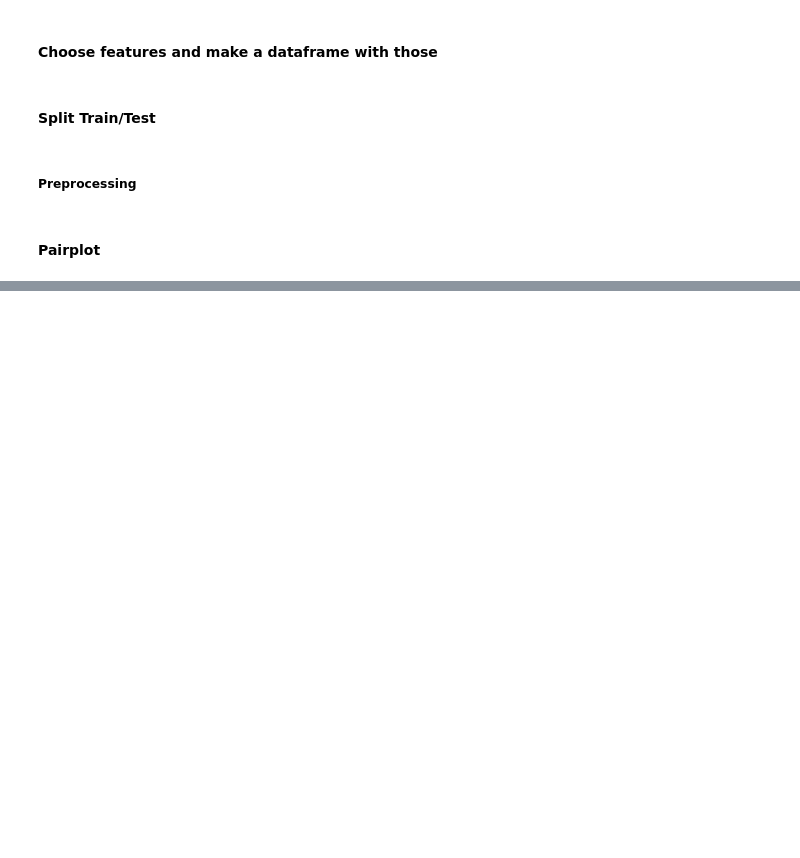
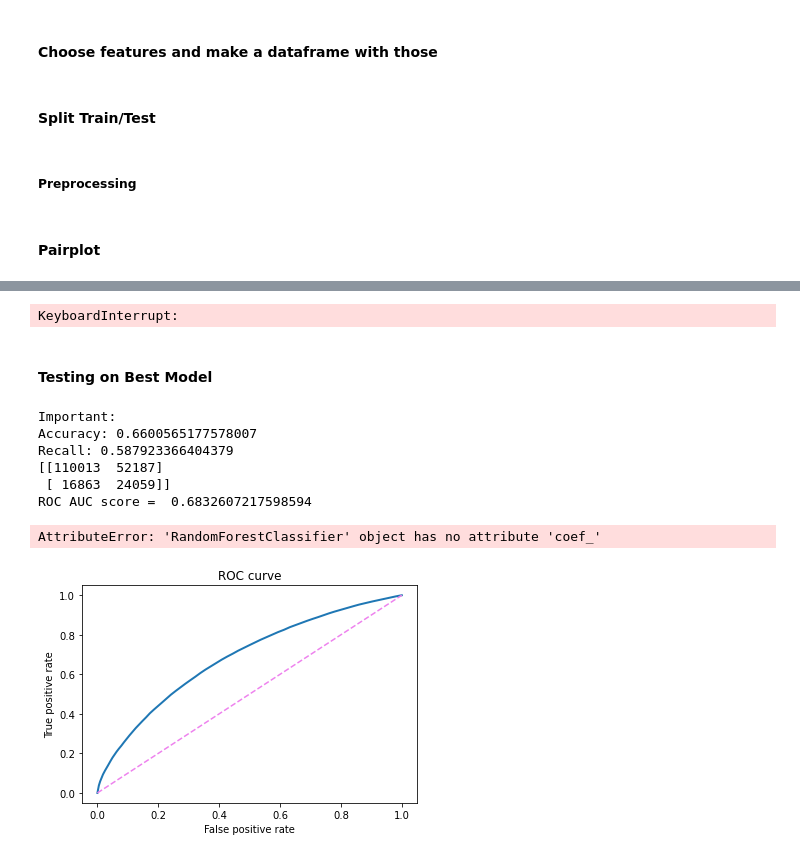
Before and after one commit to mattrimol/Home_Loan_Approval, a Jupyter notebook: ca_housing.ipynb, the cells around one changed output, grey strips where cells are left out. Cells and saved outputs as stored; diff of their text form; code cells hidden in the pictures; blank space fills up the shorter version.

```diff
--- a/ca_housing.ipynb
+++ b/ca_housing.ipynb
@@ -181 +230,8 @@ features_1 = ['loan_amount_000s', 'applicant_income_000s', 'hud_median_family_in
 model1 = create_model_df(all_data, features_1)
+# %%
+# Throw a lot at it
+features_2 = ['loan_purpose_name', 'owner_occupancy_name', 'loan_amount_000s',
+              'applicant_race_name_1', 'applicant_income_000s', 'population',
+              'minority_population', 'hud_median_family_income', 'tract_to_msamd_income',
+              'has_coapplicant', 'fed_insured']
+model2 = create_model_df(all_data, features_2)
@@ -190,3 +249,5 @@ def make_splits(df):
                                           test_size = 0.2, random_state=42)
 # %%
 X_tr1, X_te1, y_tr1, y_te1 = make_splits(model1)
+# %%
+X_tr2, X_te2, y_tr2, y_te2 = make_splits(model2)
@@ -309,0 +429,2 @@ def cross_validate(X_train, y_train):
+# %%
+rfc = RandomForestClassifier()
@@ -311,0 +471,4 @@ cross_validate(X_tr2, y_tr2)
+# %%
+cross_validate(X_tr1, y_tr1, gbm)
+# %% [output]
+KeyboardInterrupt:
@@ -312,14 +479,12 @@ cross_validate(X_tr2, y_tr2)
+# %% [markdown]
+#### Testing on Best Model
 # %%
-def test(X_train, X_test, y_train, y_test):
-    C = find_c(X_train, y_train)
-    model = LogisticRegression(C=C)
-
+def test(X_train, X_test, y_train, y_test, model):
     #preprocess X sets
     X_train_proc, X_test_proc = preprocess_columns(X_train, X_test)
     #Balance pos/neg class with undersampling
     X_train_rs, y_train_rs = under_sample_bal(X_train_proc, y_train)
     #fit to train
-    model = LogisticRegression(C=C)
     model.fit(X_train_rs, y_train_rs)
     #generate predictions
     y_pred = model.predict(X_test_proc)
@@ -354,7 +519,10 @@ def test(X_train, X_test, y_train, y_test):
 
     #for feature, coef in X_train_rs.columns, model.coef_:
         #print('{:<20s}{:>15.2f}'.format(feature, coef))
-    print(model.coef_)
+    try:
+        print(model.coef_)
+    except AttributeError:
+        pass
 
     plt.show()
 
@@ -362,4 +530,13 @@ def test(X_train, X_test, y_train, y_test):
     print('\nLess Important:')
     print(f'Precision: {precision}')
 # %%
-test(X_tr2, X_te2, y_tr2, y_te2)
+test(X_tr2, X_te2, y_tr2, y_te2, rfc)
+# %% [output]
+Important:
+Accuracy: 0.6600565177578007
+Recall: 0.587923366404379
+[[110013  52187]
+ [ 16863  24059]]
+ROC AUC score =  0.6832607217598594
+AttributeError: 'RandomForestClassifier' object has no attribute 'coef_'
+[figure, added]
```
Also changed, not shown: parts of 26 cells of this notebook, 1 other file.
